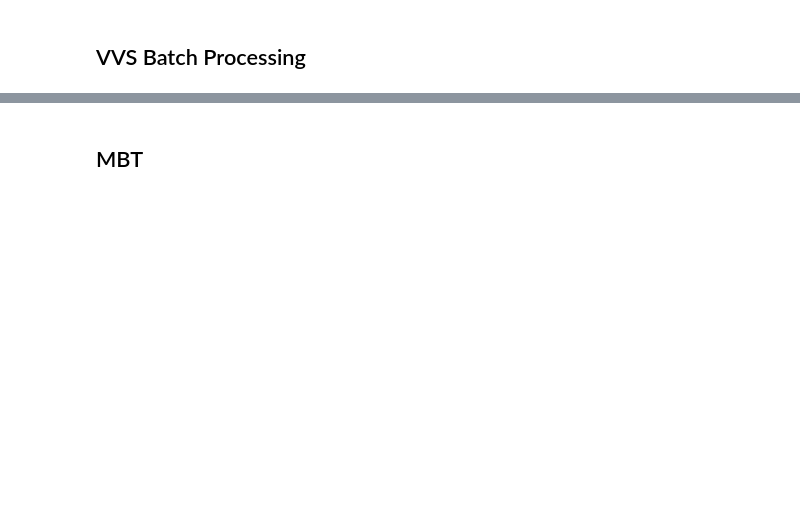
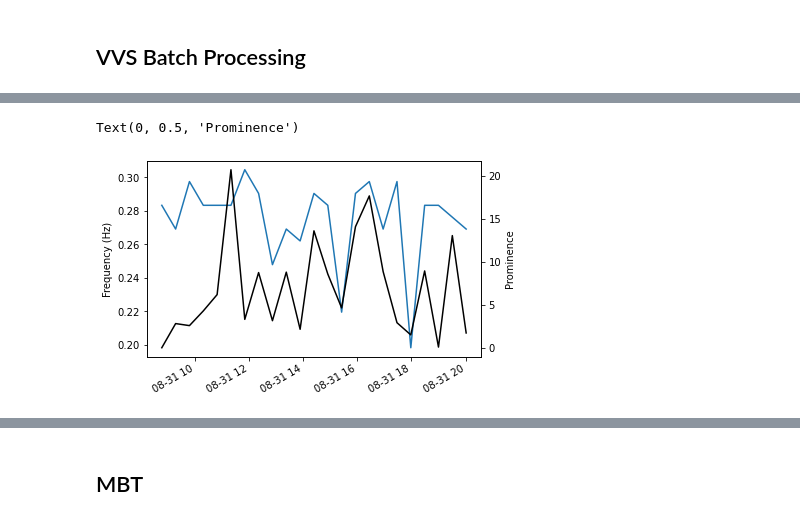
Before and after one commit to j-amma/swayfreq, a Jupyter notebook: swayfreq_manitou_demonstration.ipynb, the cells around one changed output, grey strips where cells are left out. Drawn from its saved outputs; the diff is of its cells as text; code cells hidden in the pictures; blank space fills up the shorter version.

```diff
--- a/swayfreq_manitou_demonstration.ipynb
+++ b/swayfreq_manitou_demonstration.ipynb
@@ -115,0 +176,12 @@ for v in sorted(vid_paths):
+# %%
+fig, ax = plt.subplots()
+
+swayfreq_df['average_spectrum_peak'].plot(ax=ax)
+ax.set_ylabel('Frequency (Hz)')
+
+ax2=ax.twinx()
+swayfreq_df['average_spectrum_peak_prominence'].plot(ax=ax2, c='k')
+ax2.set_ylabel('Prominence')
+# %% [output]
+Text(0, 0.5, 'Prominence')
+[figure, added]
```
Also changed, not shown: parts of 10 cells of this notebook, 1 other file.
